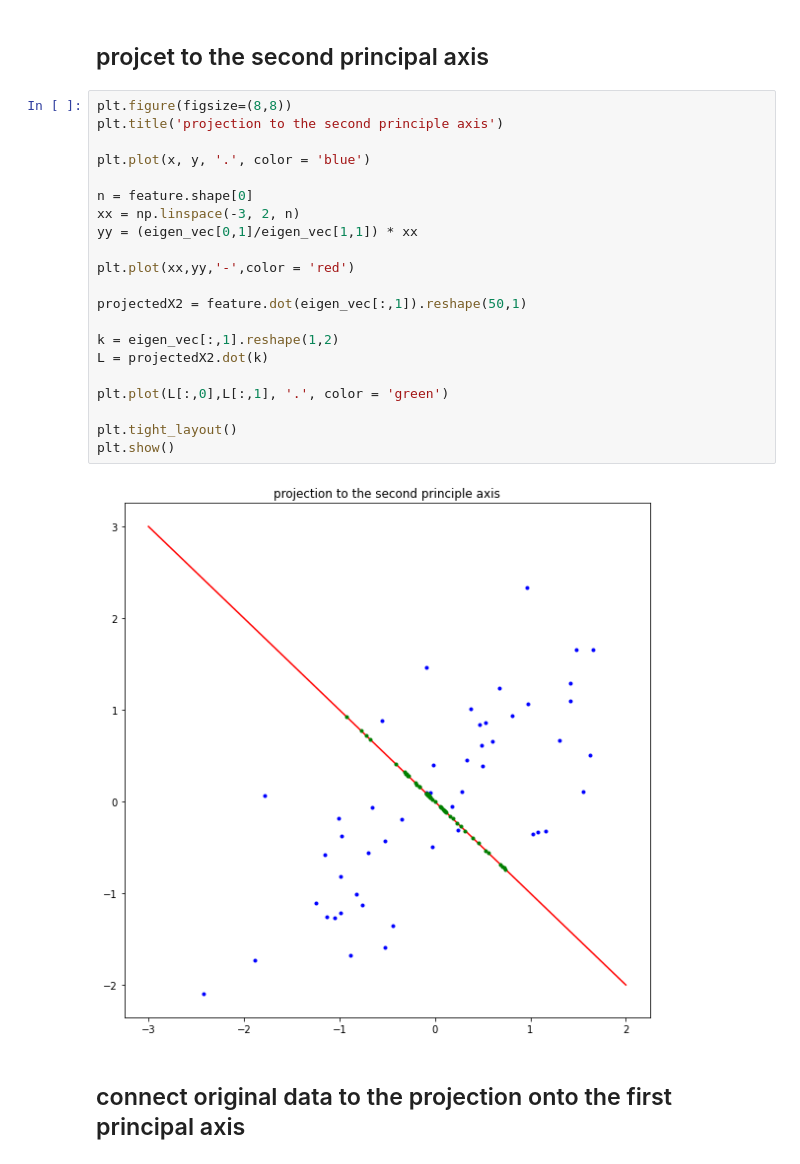
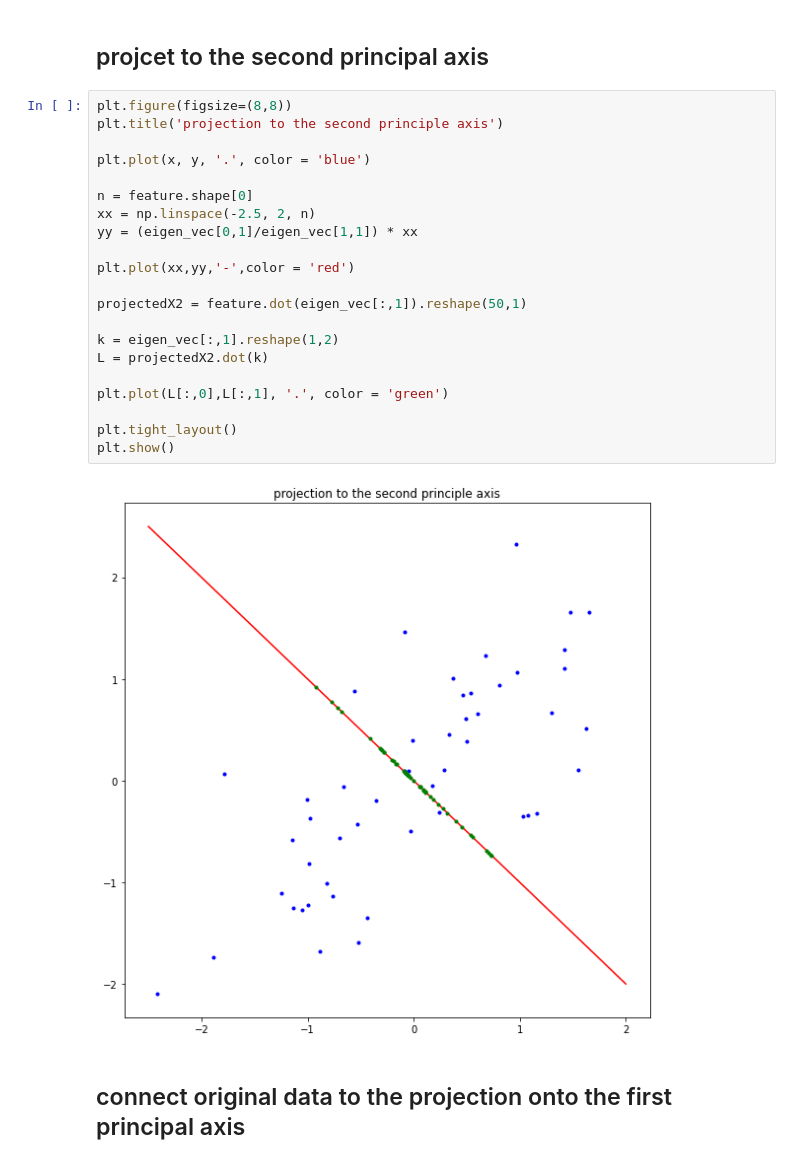
Before and after one commit to DancingGamza/Machine_learning, a Jupyter notebook: assignment_12.ipynb, the cells around one changed output. Drawn from its saved outputs; the diff is of its cells as text.

```diff
--- a/assignment_12.ipynb
+++ b/assignment_12.ipynb
@@ -222,26 +212,26 @@ plt.show()
 # %%
 plt.figure(figsize=(8,8))
 plt.title('projection to the second principle axis')
 
 plt.plot(x, y, '.', color = 'blue')
 
 n = feature.shape[0]
-xx = np.linspace(-3, 2, n)
+xx = np.linspace(-2.5, 2, n)
 yy = (eigen_vec[0,1]/eigen_vec[1,1]) * xx
 
 plt.plot(xx,yy,'-',color = 'red')
 
 projectedX2 = feature.dot(eigen_vec[:,1]).reshape(50,1)
 
 k = eigen_vec[:,1].reshape(1,2)
 L = projectedX2.dot(k)
 
 plt.plot(L[:,0],L[:,1], '.', color = 'green')
 
 plt.tight_layout()
 plt.show()
 # %% [output]
-[figure, old version]
+[figure, new version]
 # %% [markdown]
 ## connect original data to the projection onto the first principal axis
 # %%
```
Also changed, not shown: parts of 4 cells of this notebook.
